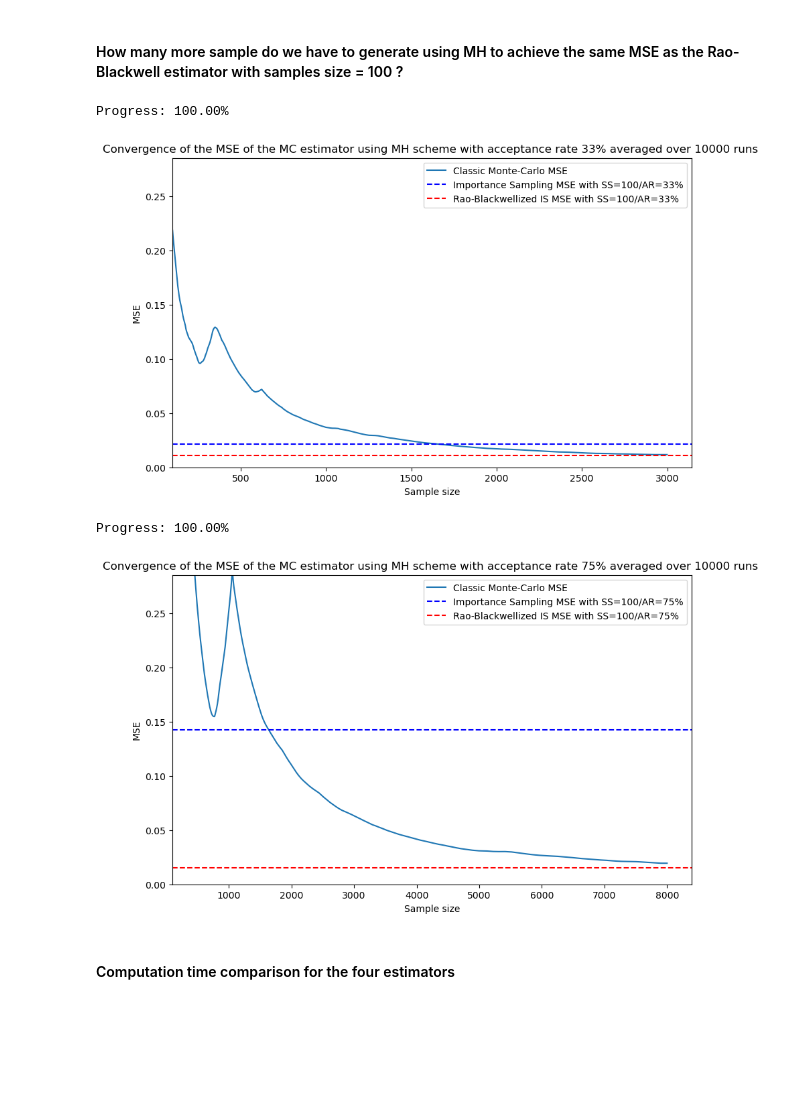
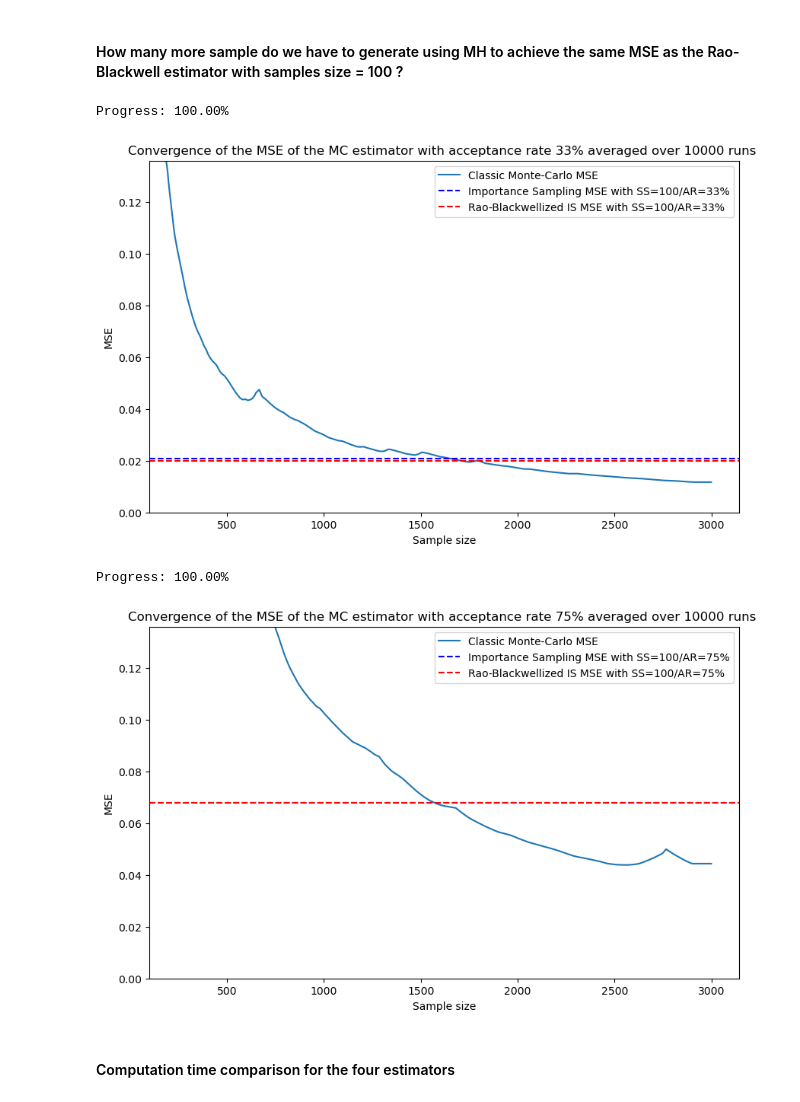
Before and after one commit to KillianCST/Academic-Projects-, a Jupyter notebook: Rao-Blackwellization of sampling scheme/RB_MH_IS.ipynb, the cells around one changed output. Cells and saved outputs as stored; diff of their text form; code cells hidden in the pictures; blank space fills up the shorter version.

```diff
--- a/Rao-Blackwellization of sampling scheme/RB_MH_IS.ipynb
+++ b/Rao-Blackwellization of sampling scheme/RB_MH_IS.ipynb
@@ -167,7 +171,7 @@ def calc_mse(est_array):
 
 sigmas = np.arange(0.05,3.05,0.01)
 for sigma in sigmas:
-    accept_matrix,_ = metropolis_hastings(number_of_samples, sample_size, sigma)
+    accept_matrix,_,_ = metropolis_hastings(number_of_samples, sample_size, sigma)
     mc_est = []
     for j in range(number_of_samples):
         mc_est.append(np.mean(accept_matrix[j,:]))
@@ -346,14 +353,14 @@ def monte_carlo_estimator(accept,h):
     return np.sum(np.array(h(accept)))/(len(accept))
 # %%
 #Parameters
-number_of_samples = 10000
+number_of_samples = 5000
 sample_size = 100
-sigma = 3
+sigma = 0.34
 h = h2
 true_mean = true_mean2
 
 # Collect the samples
-accept_samples, proposal_samples = metropolis_hastings(number_of_samples,sample_size,sigma)
+accept_samples, proposal_samples,_ = metropolis_hastings(number_of_samples,sample_size,sigma)
 
 
 #Main computation
@@ -432,10 +439,11 @@ samples_sizes = [5,10,25,50,100,150]
 number_of_samples = 50000
 sigmas = [0.34,2.5]
 
-Matrix_res_33_h1 = np.zeros((len(samples_sizes),8))
-Matrix_res_75_h1 = np.zeros((len(samples_sizes),8))
-Matrix_res_33_h2 = np.zeros((len(samples_sizes),8))
-Matrix_res_75_h2 = np.zeros((len(samples_sizes),8))
+Matrix_res_33_h1 = np.zeros((len(samples_sizes),11))
+Matrix_res_75_h1 = np.zeros((len(samples_sizes),11))
+Matrix_res_33_h2 = np.zeros((len(samples_sizes),11))
+Matrix_res_75_h2 = np.zeros((len(samples_sizes),11))
+
 
 for h,true_mean in zip([h1,h2],[true_mean1,true_mean2]):
     for c,sigma in enumerate(sigmas):
@@ -453,7 +461,7 @@ for h,true_mean in zip([h1,h2],[true_mean1,true_mean2]):
 
             for j in range (number_of_samples):
 
-                accept,propos = metropolis_hastings(1,s,sigma)
+                accept,propos,_ = metropolis_hastings(1,s,sigma)
                 accept=accept[0,:]
                 propos=propos[0,:]
                 Y = propos
@@ -486,6 +494,9 @@ for h,true_mean in zip([h1,h2],[true_mean1,true_mean2]):
             rb_importance_sampling_mse = np.mean((np.array(res_IS_RB) - true_mean) ** 2)
 
             Matrix_res[i,4]=classic_mc_mse
+            Matrix_res[i,5]=rao_blackwell_mse
+            Matrix_res[i,6]=importance_sampling_mse
+            Matrix_res[i,7]=rb_importance_sampling_mse
 
 
             # Compute MSE decrease percentages
@@ -498,9 +509,9 @@ for h,true_mean in zip([h1,h2],[true_mean1,true_mean2]):
             mse_decrease_is_rb = classic_mc_mse - rb_importance_sampling_mse
             percent_decrease_is_rb = (mse_decrease_is_rb / classic_mc_mse) * 100
 
-            Matrix_res[i,5]=percent_decrease_rb
-            Matrix_res[i,6]=percent_decrease_is
-            Matrix_res[i,7]=percent_decrease_is_rb
+            Matrix_res[i,8]=percent_decrease_rb
+            Matrix_res[i,9]=percent_decrease_is
+            Matrix_res[i,10]=percent_decrease_is_rb
 # %% [output]
 Progress: 12/12
 # %% [markdown]
@@ -581,8 +593,8 @@ df_results.round(4)
 #### How many more sample do we have to generate using MH to achieve the same MSE as the Rao-Blackwell estimator with samples size = 100 ?
 # %%
 # Parameters
-MSE_values_is = [0.02126, 0.14260]
-MSE_values_is_rb = [0.01100, 0.01556]
+MSE_values_is = [Matrix_res_33_h1[4,6], Matrix_res_75_h1[4,6]]
+MSE_values_is_rb = [Matrix_res_33_h1[4,7], Matrix_res_75_h1[4,6]]
 h = h1
 true_mean = true_mean1
 number_of_samples = 10000
@@ -591,42 +603,42 @@ AR = ['33%','75%']
 
 for k,sigma in enumerate(sigmas):
 
-    tt = np.arange(100, 3000+k*5000, 1)
+    tt = np.arange(100, 3000, 1)
     mse_mh = np.zeros(len(tt))
 
     for j in range(number_of_samples):
 
-        accept, _ = metropolis_hastings(1,len(tt), sigma)
+        accept, _, _ = metropolis_hastings(1,len(tt), sigma)
         accept = accept[0,:]
         # For each t in tt, calculate MSE from the start of the chain up to t
         for i,t in enumerate(tt):
             subset_accept = accept[:t]
             MC_estimate = ((monte_carlo_estimator(subset_accept,h) - true_mean) ** 2)/number_of_samples
             mse_mh[i]+= MC_estimate
 
         # Progress indicator
         progress = 100 * (j + 1) / number_of_samples
         print(f"Progress: {progress:.2f}%".ljust(50), end='\r')
 
 
 
     # Plot results
     plt.figure(figsize=(10, 6))
     plt.plot(tt, mse_mh, label='Classic Monte-Carlo MSE')
     plt.axhline(y=MSE_values_is[k], color='b', linestyle='--', label=f'Importance Sampling MSE with SS=100/AR={AR[k]}')
     plt.axhline(y=MSE_values_is_rb[k], color='r', linestyle='--', label=f'Rao-Blackwellized IS MSE with SS=100/AR={AR[k]}')
     plt.legend()
     plt.ylim(0, 2 * MSE_values_is[1])
     plt.xlim(100)
     plt.xlabel('Sample size')
     plt.ylabel('MSE')
-    plt.title(f"Convergence of the MSE of the MC estimator using MH scheme with acceptance rate {AR[k]} averaged over {number_of_samples} runs ")
+    plt.title(f"Convergence of the MSE of the MC estimator with acceptance rate {AR[k]} averaged over {number_of_samples} runs ")
     plt.show()
 # %% [output]
 Progress: 100.00%
-[figure, old version]
+[figure, new version]
 Progress: 100.00%
-[figure, old version]
+[figure, new version]
 # %% [markdown]
 #### Computation time comparison for the four estimators
 # %%
```
Also changed, not shown: parts of 12 cells of this notebook.
